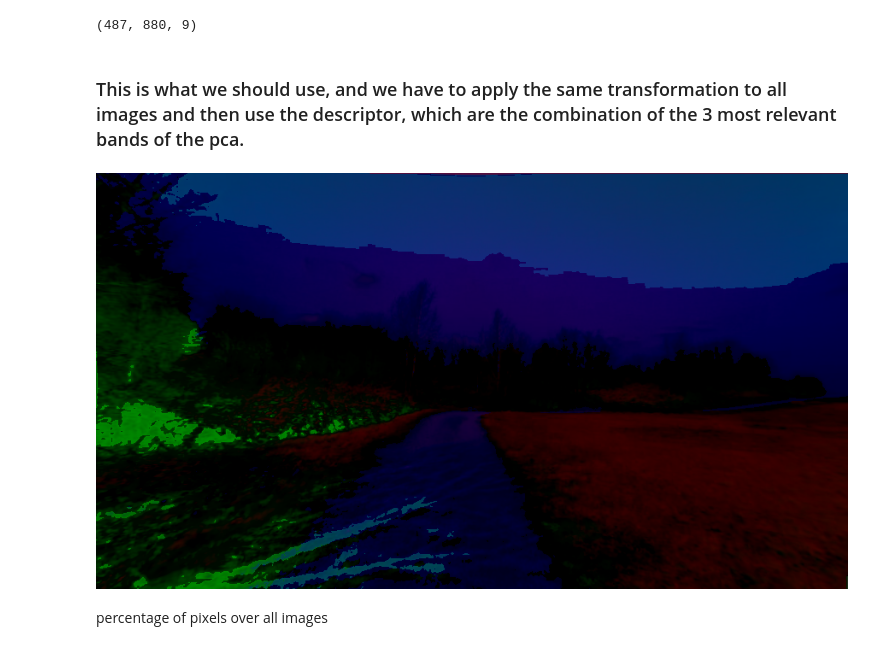
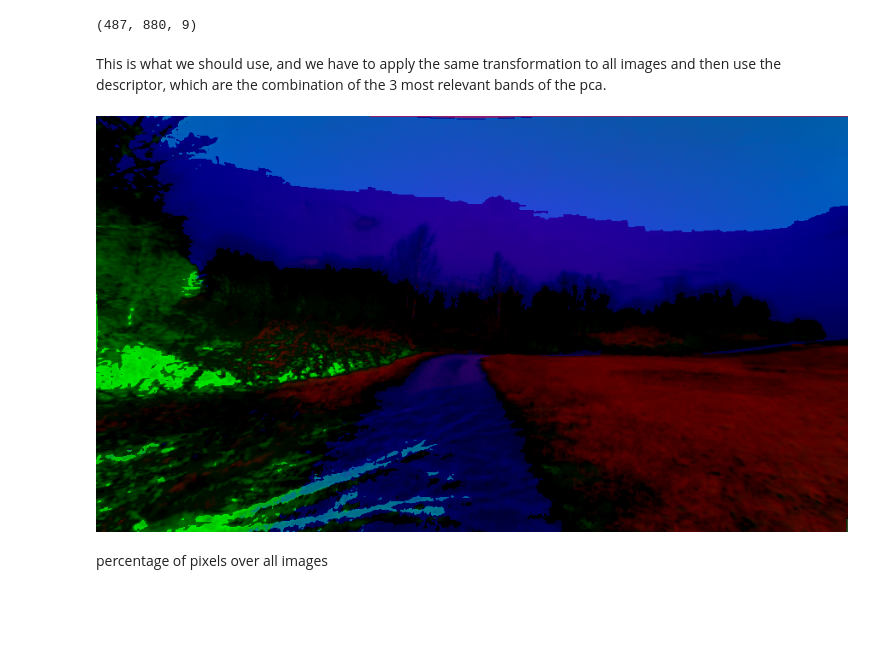
Before and after one commit to sergioesro/lsma-freigburg-forest-segmentation, a Jupyter notebook: LSMA_Final_Project.ipynb, the cells around one changed output. Drawn from its saved outputs; the diff is of its cells as text; code cells hidden in the pictures; blank space fills up the shorter version.

```diff
--- a/LSMA_Final_Project.ipynb
+++ b/LSMA_Final_Project.ipynb
@@ -145,6 +155,14 @@ rgb_path = "/content/gdrive/MyDrive/LSMA_Final_Project/datasets/freiburg_forest_
 nir_path = "/content/gdrive/MyDrive/LSMA_Final_Project/datasets/freiburg_forest_annotated/train/nir_color/"
 evi_path = "/content/gdrive/MyDrive/LSMA_Final_Project/datasets/freiburg_forest_annotated/train/evi_color/"
 gt_path = "/content/gdrive/MyDrive/LSMA_Final_Project/datasets/freiburg_forest_annotated/train/gt_files/"
+
+
+rgb_path = "/content/gdrive/MyDrive/datasets_lsma/LSMA_Final_Project/datasets/freiburg_forest_annotated/train/rgb/"
+nir_path = "/content/gdrive/MyDrive/datasets_lsma/LSMA_Final_Project/datasets/freiburg_forest_annotated/train/nir_color/"
+evi_path = "/content/gdrive/MyDrive/datasets_lsma/LSMA_Final_Project/datasets/freiburg_forest_annotated/train/evi_color/"
+gt_path = "/content/gdrive/MyDrive/datasets_lsma/LSMA_Final_Project/datasets/freiburg_forest_annotated/train/gt_files/"
+path_segmented ="/content/gdrive/MyDrive/datasets_lsma/LSMA_Final_Project/datasets/freiburg_forest_annotated/train/GT_color/"
+
 
 # So they are taken in the same order
 rgb_list = sorted(os.listdir(rgb_path))
@@ -157,16 +175,17 @@ hypercubes_list = []
 files = sorted(os.listdir(path_segmented))
 for idx, elem in enumerate(files):
   print("Filename files: ", elem)
-  rgb_img = cv2.imread(f"{rgb_path}{rgb_list[idx]}")
-  nir_img = cv2.imread(f"{nir_path}{nir_list[idx]}")
-  evi_img = cv2.imread(f"{evi_path}{evi_list[idx]}")
-  if gt_path: # If ground truth is already created we don't waste time in creating them (computationally demanding)
-    gt_img = np.load(f"{gt_path}{gt_list[idx]}")
-  else:
-    img_segmented = cv2.imread(f"{path_segmented}{elem}")
-    gt_img = create_gt_for_images(img_segmented,name=nir_list[idx][:-4], save=False)
-  hypercube = append_bands_hypercube(rgb_img,nir_img)
-  hypercube = append_bands_hypercube(hypercube,evi_img)
-  hypercubes_list.append(append_bands_hypercube(hypercube,gt_img))
+  if idx ==1:
+    rgb_img = cv2.imread(f"{rgb_path}{rgb_list[idx]}")
+    nir_img = cv2.imread(f"{nir_path}{nir_list[idx]}")
+    evi_img = cv2.imread(f"{evi_path}{evi_list[idx]}")
+    if gt_path: # If ground truth is already created we don't waste time in creating them (computationally demanding)
+      gt_img = np.load(f"{gt_path}{gt_list[idx]}")
+    else:
+      img_segmented = cv2.imread(f"{path_segmented}{elem}")
+      gt_img = create_gt_for_images(img_segmented,name=nir_list[idx][:-4], save=False)
+    hypercube = append_bands_hypercube(rgb_img,nir_img)
+    hypercube = append_bands_hypercube(hypercube,evi_img)
+    hypercubes_list.append(append_bands_hypercube(hypercube,gt_img))
 # %% [output]
 Filename files:  b1-99445_mask.png
@@ -260,8 +287,8 @@ from sklearn.metrics import mean_squared_error, mean_absolute_error
 from sklearn import linear_model
 # %%
 def calc_mse_mae(preds, y_test):
-    MSE=mean_squared_error(preds, y_test)
-    MAE=mean_absolute_error(preds, y_test)
+    MSE=mean_squared_error(predictions, y_test)
+    MAE=mean_absolute_error(predictions, y_test)
     print('Mean squared Error: ', MSE, ' Mean Absolute Error: ', MAE)
 # %%
 features = ['R','G', 'B', 'NIR1', 'NIR2', 'NIR3','EVI1','EVI3','EVI3']
@@ -350,11 +377,13 @@ The explained variance of the first 9 components is:  [6.77846830e-01 1.57514225
  3.33402424e-04]
 (487, 880, 9)
 # %% [markdown]
-### This is what we should use, and we have to apply the same transformation to all images and then use the descriptor, which are the combination of the 3 most relevant bands of the pca.
+This is what we should use, and we have to apply the same transformation to all images and then use the descriptor, which are the combination of the 3 most relevant bands of the pca.
-# %%
-cv2_imshow(bands_pca[:,:,:3]*100)
-# %% [output]
-[figure, removed]
+# %%
+from google.colab.patches import cv2_imshow
+
+cv2_imshow(bands_pca[:,:,:3]*170)
+# %% [output]
+[figure, added]
 # %%
 def get_hypercube(gt_file, bands_to_append):
     hypercube = gt_file
```
Also changed, not shown: parts of 66 cells of this notebook, 11 other files.
